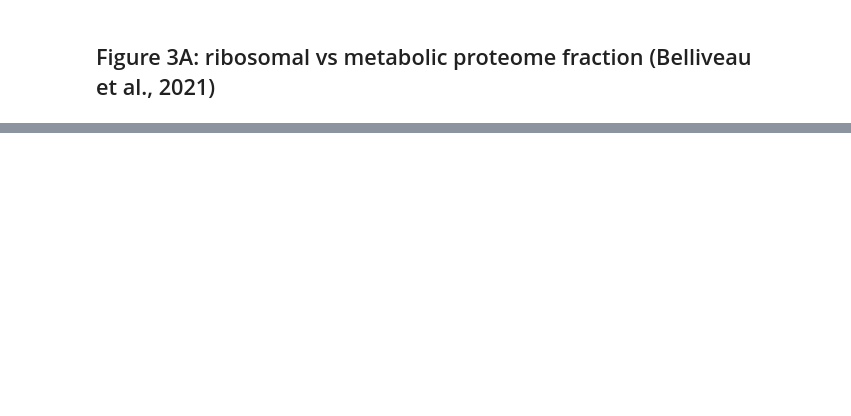
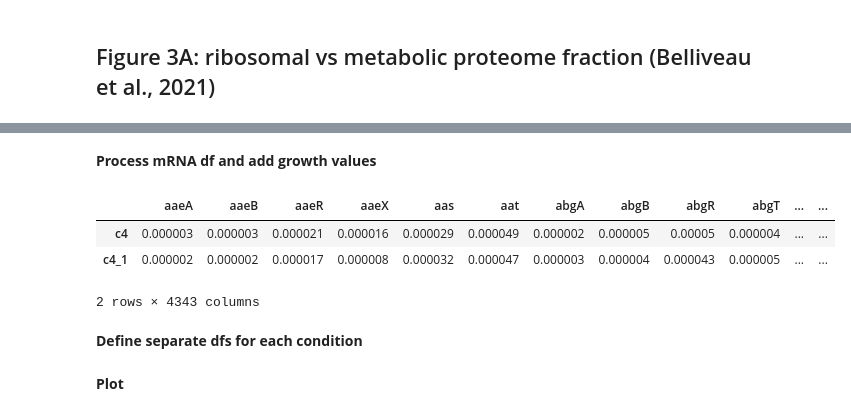
Before and after one commit to AnkitaRoychoudhury/StatisticalResourceAllocation, a Jupyter notebook: figures/fig3.ipynb, the cells around one changed output, grey strips where cells are left out. Cells and saved outputs as stored; diff of their text form; code cells hidden in the pictures; blank space fills up the shorter version.

```diff
--- a/figures/fig3.ipynb
+++ b/figures/fig3.ipynb
@@ -17,0 +30,3 @@ bokeh.io.output_notebook()
+# %%
+df_hwa_gr = pd.read_excel('../data/e.coli/science.abk2066_table_s3.xlsx', sheet_name = 0)
+growth_map = df_hwa_gr.set_index("Sample ID")["Growth rate (1/h)"]
@@ -17,0 +35,3 @@ bokeh.io.output_notebook()
+# %%
+df_hwa_mrna = pd.read_excel("../data/e.coli/science.abk2066_table_s3.xlsx", sheet_name = 1)
+df_hwa_mrna.head(2)
@@ -17,0 +43,21 @@ bokeh.io.output_notebook()
+# %% [markdown]
+**Process mRNA df and add growth values**
+# %%
+df_hwa_mrna = df_hwa_mrna.drop(['locus', 'gene length (nt)'], axis = 1)
+df_hwa_mrna_T = df_hwa_mrna.T
+df_hwa_mrna_T.columns = df_hwa_mrna_T.iloc[0].values
+
+# drop sample with no growth rate
+df_hwa_mrna_T = df_hwa_mrna_T.drop(['gene', 'a4_1.1'])
+
+# add growth rate values
+df_hwa_mrna_T['growth_rate'] = df_hwa_mrna_T.index.map(growth_map)
+
+df_hwa_mrna_T.head(2)
+# %% [output]
+|  | aaeA | aaeB | aaeR | aaeX | aas | aat | abgA | abgB | abgR | abgT | ... | ... |
+| c4 | 0.000003 | 0.000003 | 0.000021 | 0.000016 | 0.000029 | 0.000049 | 0.000002 | 0.000005 | 0.00005 | 0.000004 | ... | ... |
+| c4_1 | 0.000002 | 0.000002 | 0.000017 | 0.000008 | 0.000032 | 0.000047 | 0.000003 | 0.000004 | 0.000043 | 0.000005 | ... | ... |
+2 rows × 4343 columns
+# %% [markdown]
+**Define separate dfs for each condition**
@@ -17,0 +71,2 @@ bokeh.io.output_notebook()
+# %% [markdown]
+**Plot**
```
Also changed, not shown: parts of 13 cells of this notebook, 3 other files.
